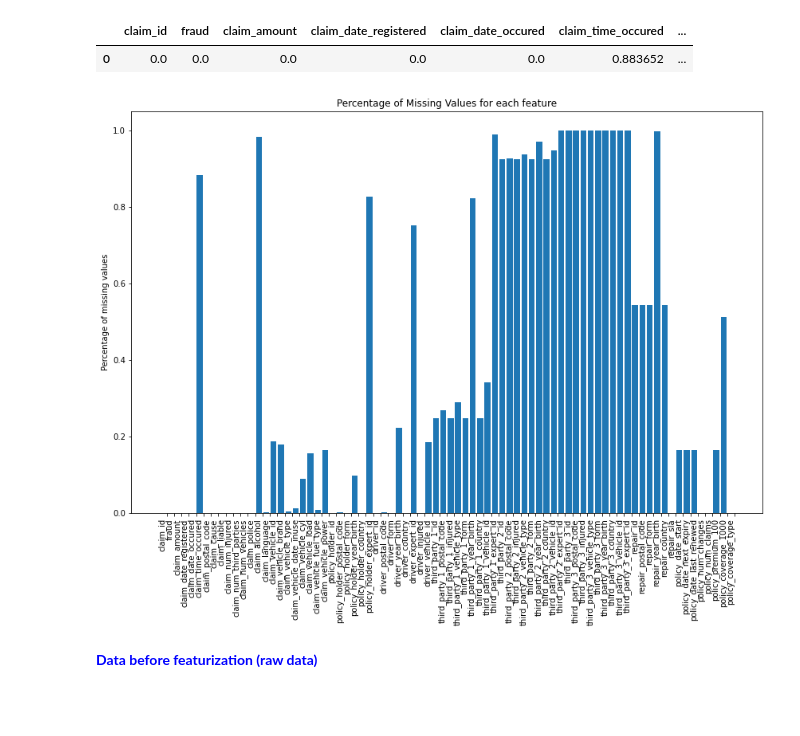
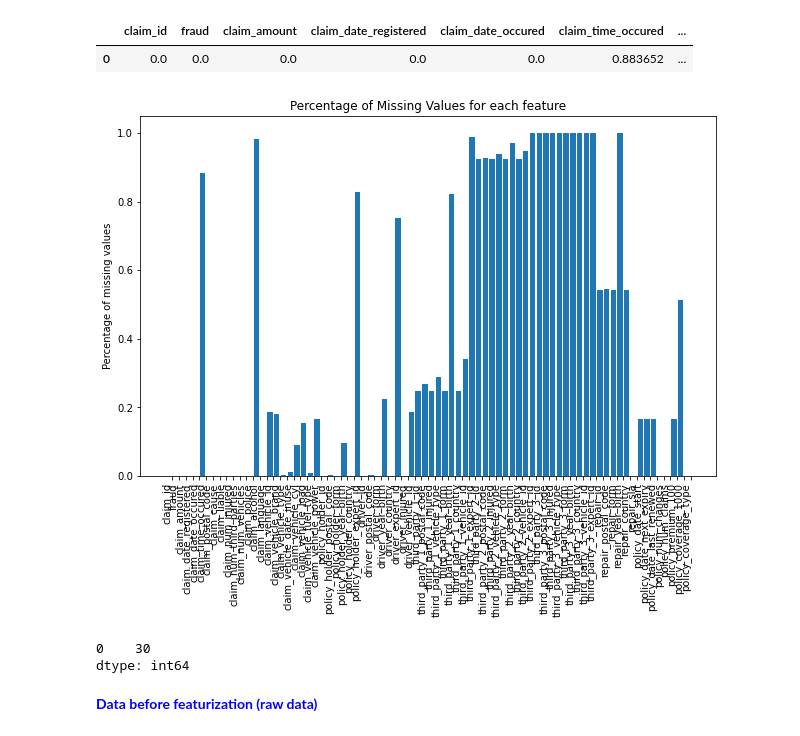
Before and after one commit to andyc1997/Advanced-Analytics, a Jupyter notebook: Assignment1/preprocessing.ipynb, the cells around one changed output. Drawn from its saved outputs; the diff is of its cells as text; code cells hidden in the pictures; blank space fills up the shorter version.

```diff
--- a/Assignment1/preprocessing.ipynb
+++ b/Assignment1/preprocessing.ipynb
@@ -34,18 +34,25 @@ missing
 | 0 | 0.0 | 0.0 | 0.0 | 0.0 | 0.0 | 0.883652 | ... |
 # %%
 # Barplot for missing values
-plt.rcParams['figure.figsize'] = [11, 7]
+plt.rcParams['figure.figsize'] = [8, 5]
 labels = missing.columns.tolist()
 x = np.arange(len(labels))
 fig = plt.figure()
 ax = fig.add_axes([0, 0, 1, 1])
 ax.bar(x, missing.values.tolist()[0])
 plt.xticks(x + 0.5, labels)
 ax.set_xticklabels(labels, rotation = 90, ha = 'right');
 ax.set_ylabel('Percentage of missing values');
 ax.set_title('Percentage of Missing Values for each feature');
+plt.savefig('missing_value_plt1.png', bbox_inches='tight')
 # %% [output]
-[figure, old version]
+[figure, new version]
+# %%
+# How many features have missing values > 50%?
+(missing > 0.5).sum(axis = 1)
+# %% [output]
+0    30
+dtype: int64
 # %% [markdown]
 **<font color='blue'> Data before featurization (raw data) </font>**
 # %%
```
Also changed, not shown: parts of 2 cells of this notebook, 4 other files.
